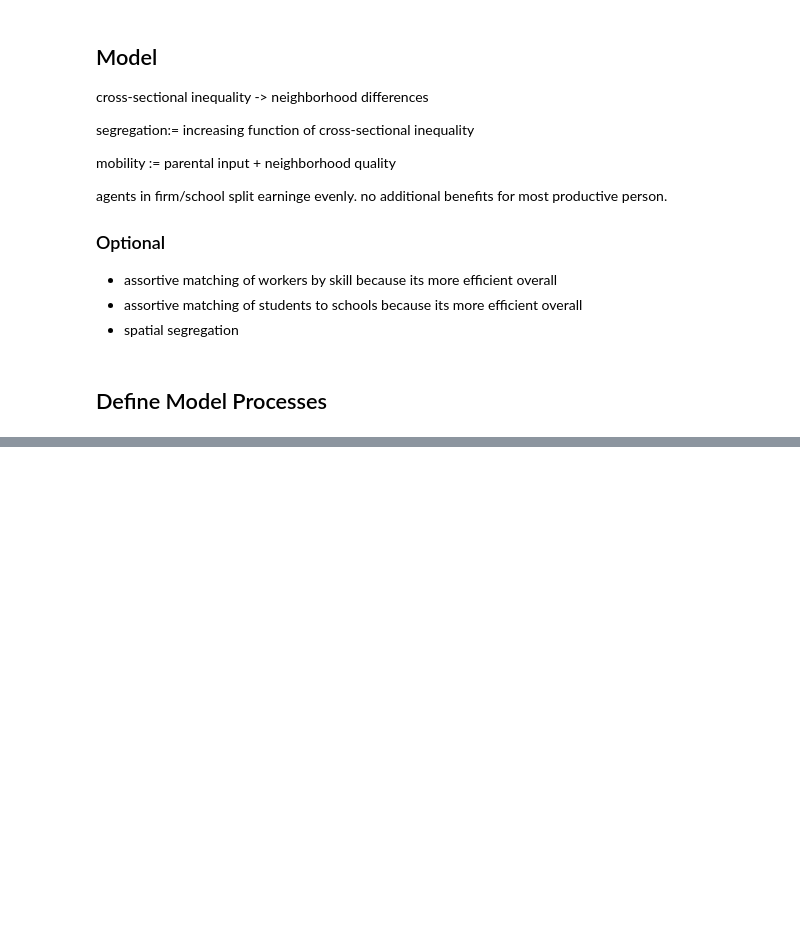
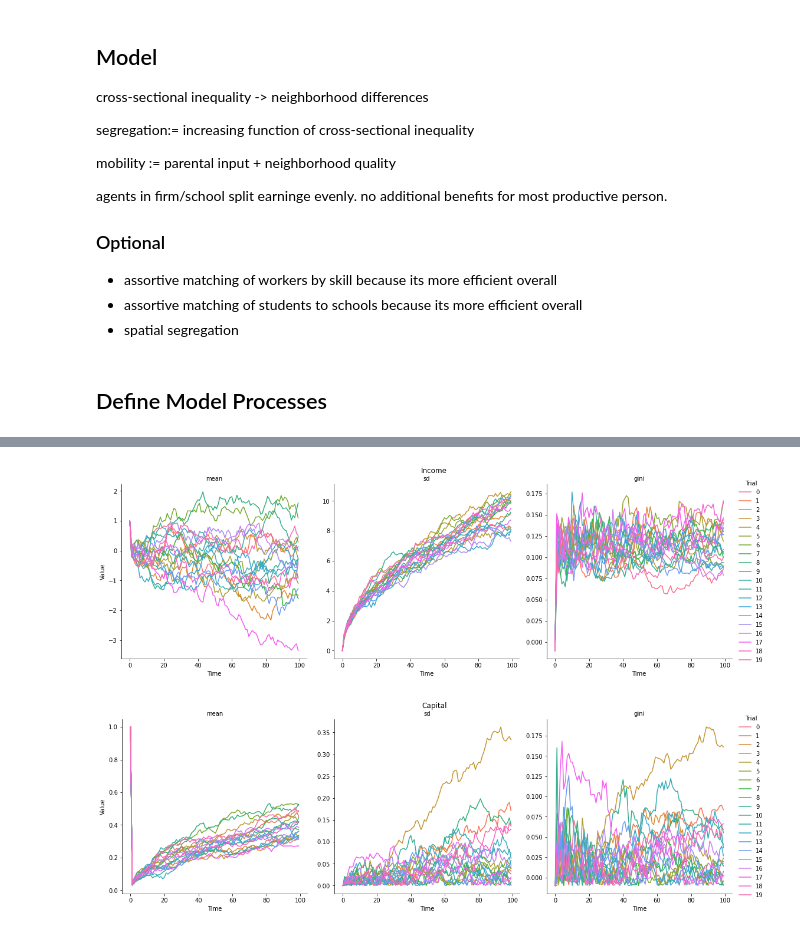
Before and after one commit to eric-mc2/MobilitySim, a Jupyter notebook: Inter-Generational Mobility.ipynb, the cells around one changed output, grey strips where cells are left out. Saved outputs shown, nothing was run; the diff lists cells and outputs as text; code cells hidden in the pictures; blank space fills up the shorter version.

```diff
--- a/Inter-Generational Mobility.ipynb
+++ b/Inter-Generational Mobility.ipynb
@@ -59,3 +59,13 @@ import seaborn as sns
 from sim import Sim
 # %% [markdown]
 ## Define Model Processes
+# %%
+sim = Sim()
+sim.set('CAPITAL_EFFICIENCY', .1)
+sim.set('TAX_RATE', .1)
+sim.set('INCOME_NOISE_ADDITIVE', 1)
+sim.set('INCOME_NOISE_AUTOREG', 1)
+%time res = sim.run(20)
+res.income.plot()
+res.human_capital.plot()
+# %% [output]
@@ -62,2 +74,4 @@ from sim import Sim
+[figure, added]
+[figure, added]
 # %%
 sim = Sim()
```
Also changed, not shown: parts of 3 cells of this notebook, 1 other file.
